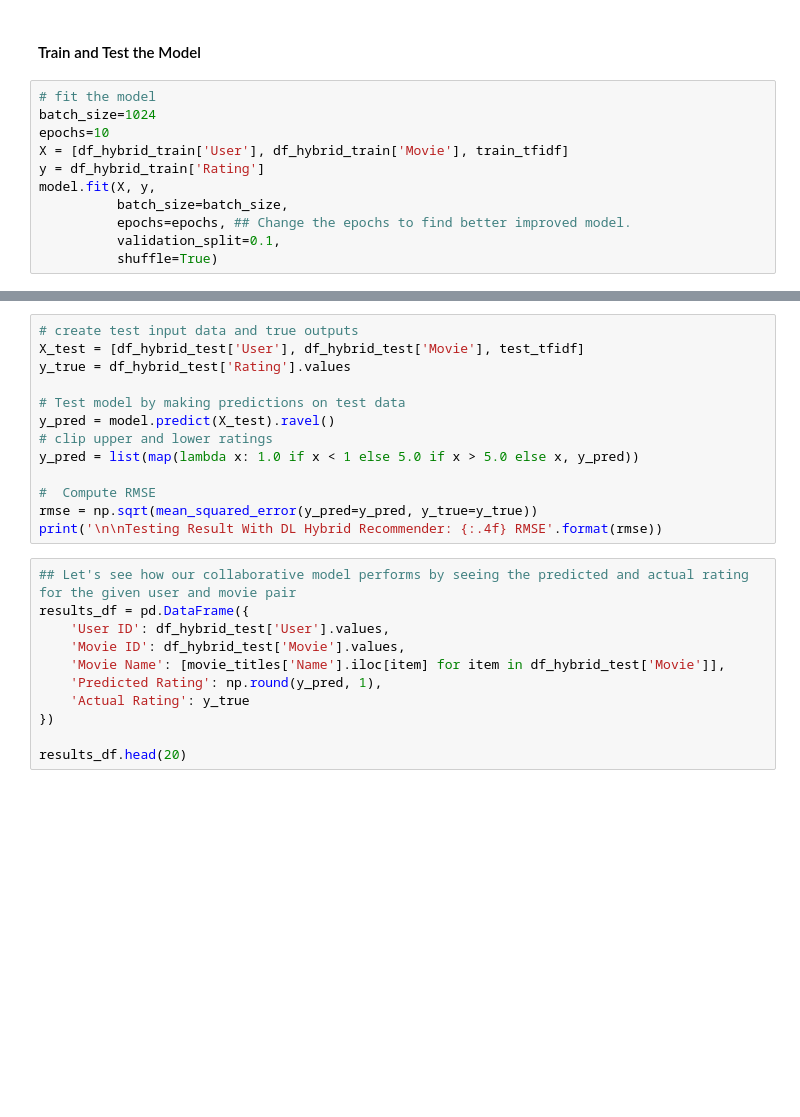
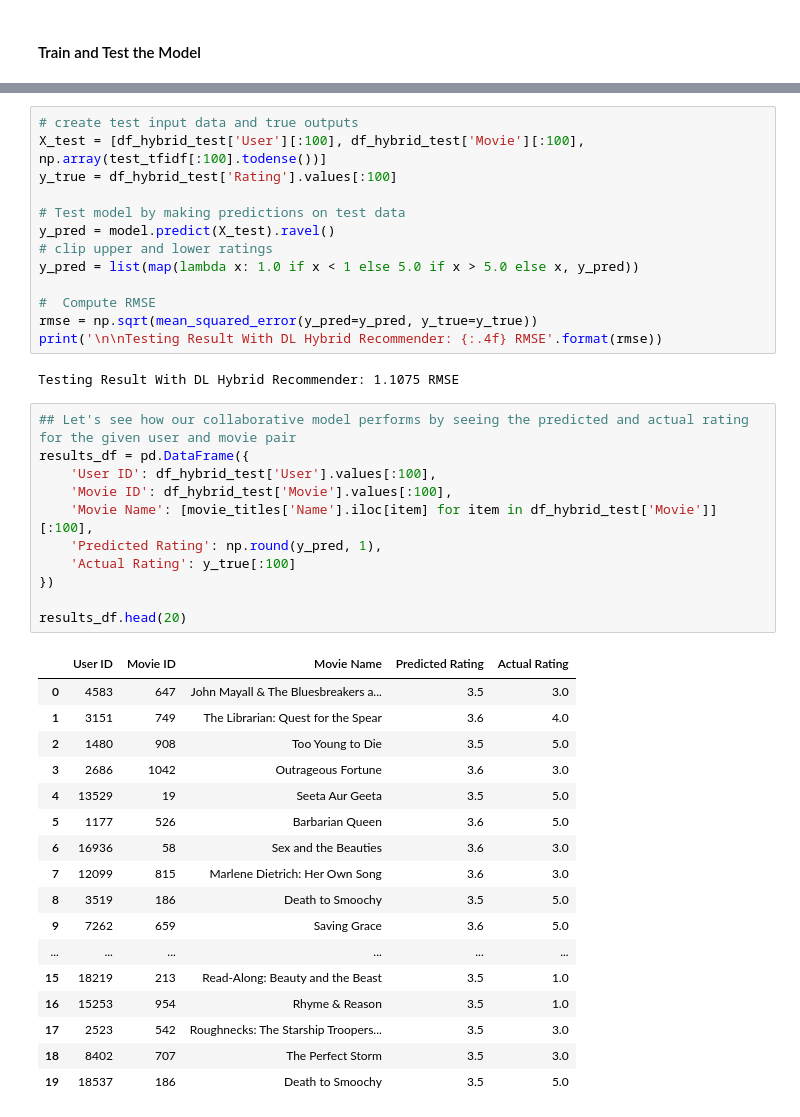
Before and after one commit to FPang95/ML_Projects, a Jupyter notebook: mec-17.4.1-recommendation-systems-mini-project/Mini_Project_Recommendation_Systems.ipynb, the cells around one changed output, grey strips where cells are left out. Cells and saved outputs as stored; diff of their text form; blank space fills up the shorter version.

```diff
--- a/mec-17.4.1-recommendation-systems-mini-project/Mini_Project_Recommendation_Systems.ipynb
+++ b/mec-17.4.1-recommendation-systems-mini-project/Mini_Project_Recommendation_Systems.ipynb
@@ -1205,14 +1207,3 @@ Non-trainable params: 0
 __________________________________________________________________________________________________
 # %% [markdown]
 #### Train and Test the Model
-# %%
-# fit the model
-batch_size=1024
-epochs=10
-X = [df_hybrid_train['User'], df_hybrid_train['Movie'], train_tfidf]
-y = df_hybrid_train['Rating']
-model.fit(X, y,
-          batch_size=batch_size,
-          epochs=epochs, ## Change the epochs to find better improved model.
-          validation_split=0.1,
-          shuffle=True)
@@ -1221,7 +1262,7 @@ ValueError: `validation_split` is only supported for Tensors or NumPy arrays, fo
 # %%
 # create test input data and true outputs
-X_test = [df_hybrid_test['User'], df_hybrid_test['Movie'], test_tfidf]
-y_true = df_hybrid_test['Rating'].values
+X_test = [df_hybrid_test['User'][:100], df_hybrid_test['Movie'][:100], np.array(test_tfidf[:100].todense())]
+y_true = df_hybrid_test['Rating'].values[:100]
 
 # Test model by making predictions on test data
 y_pred = model.predict(X_test).ravel()
@@ -1231,14 +1272,34 @@ y_pred = list(map(lambda x: 1.0 if x < 1 else 5.0 if x > 5.0 else x, y_pred))
 #  Compute RMSE
 rmse = np.sqrt(mean_squared_error(y_pred=y_pred, y_true=y_true))
 print('\n\nTesting Result With DL Hybrid Recommender: {:.4f} RMSE'.format(rmse))
+# %% [output]
+Testing Result With DL Hybrid Recommender: 1.1075 RMSE
 # %%
 ## Let's see how our collaborative model performs by seeing the predicted and actual rating for the given user and movie pair
 results_df = pd.DataFrame({
-    'User ID': df_hybrid_test['User'].values,
-    'Movie ID': df_hybrid_test['Movie'].values,
-    'Movie Name': [movie_titles['Name'].iloc[item] for item in df_hybrid_test['Movie']],
+    'User ID': df_hybrid_test['User'].values[:100],
+    'Movie ID': df_hybrid_test['Movie'].values[:100],
+    'Movie Name': [movie_titles['Name'].iloc[item] for item in df_hybrid_test['Movie']][:100],
     'Predicted Rating': np.round(y_pred, 1),
-    'Actual Rating': y_true
+    'Actual Rating': y_true[:100]
 })
 
 results_df.head(20)
+# %% [output]
+|  | User ID | Movie ID | Movie Name | Predicted Rating | Actual Rating |
+| 0 | 4583 | 647 | John Mayall & The Bluesbreakers a... | 3.5 | 3.0 |
+| 1 | 3151 | 749 | The Librarian: Quest for the Spear | 3.6 | 4.0 |
+| 2 | 1480 | 908 | Too Young to Die | 3.5 | 5.0 |
+| 3 | 2686 | 1042 | Outrageous Fortune | 3.6 | 3.0 |
+| 4 | 13529 | 19 | Seeta Aur Geeta | 3.5 | 5.0 |
+| 5 | 1177 | 526 | Barbarian Queen | 3.6 | 5.0 |
+| 6 | 16936 | 58 | Sex and the Beauties | 3.6 | 3.0 |
+| 7 | 12099 | 815 | Marlene Dietrich: Her Own Song | 3.6 | 3.0 |
+| 8 | 3519 | 186 | Death to Smoochy | 3.5 | 5.0 |
+| 9 | 7262 | 659 | Saving Grace | 3.6 | 5.0 |
+| ... | ... | ... | ... | ... | ... |
+| 15 | 18219 | 213 | Read-Along: Beauty and the Beast | 3.5 | 1.0 |
+| 16 | 15253 | 954 | Rhyme & Reason | 3.5 | 1.0 |
+| 17 | 2523 | 542 | Roughnecks: The Starship Troopers... | 3.5 | 3.0 |
+| 18 | 8402 | 707 | The Perfect Storm | 3.5 | 3.0 |
+| 19 | 18537 | 186 | Death to Smoochy | 3.5 | 5.0 |
```
Also changed, not shown: parts of 5 cells of this notebook.
